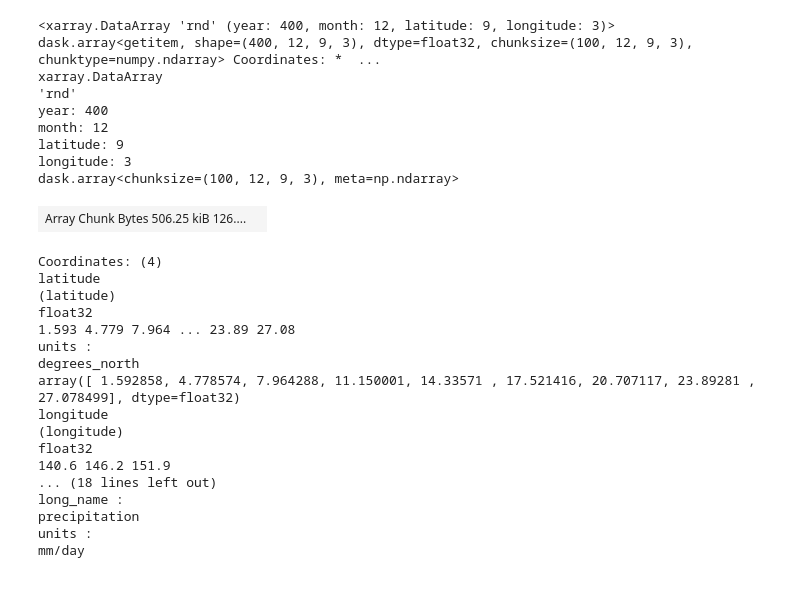
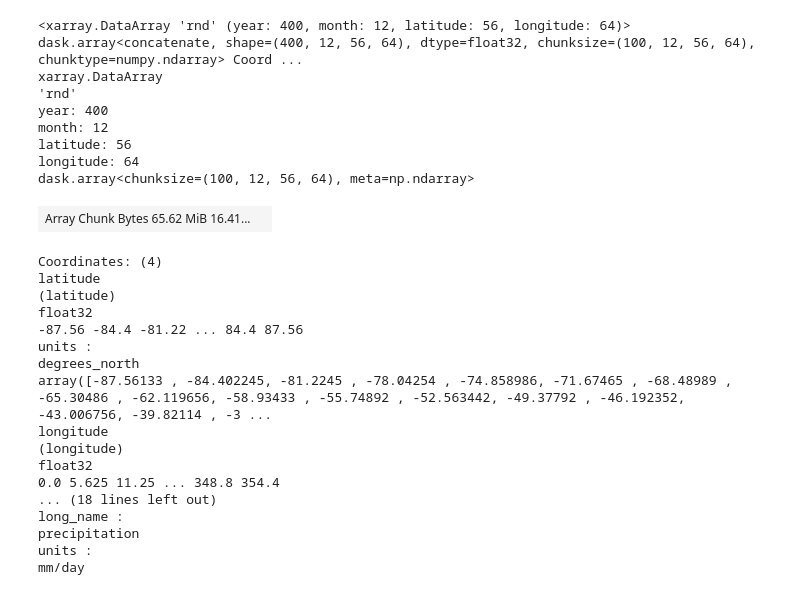
Before and after one commit to pletzer/paleoscripts, a Jupyter notebook: notebooks/SPCZ location_ap.ipynb, the cells around one changed output. Drawn from its saved outputs; the diff is of its cells as text; code cells hidden in the pictures.

```diff
--- a/notebooks/SPCZ location_ap.ipynb
+++ b/notebooks/SPCZ location_ap.ipynb
@@ -11,33 +11,32 @@ files = []
 for case in ['3601-3700', '3701-3800', '3801-3900', '3901-4000']:
     files.append('/home/alhafisu/nobackup/41ka1/' + case + '/srnd_41ka1.nc.gz')
 ds = xr.open_mfdataset(files)
-# %%
-rnd = ds.rnd.sel(latitude=slice(0, 30.), longitude=slice(140., 155.))
-rnd
-# %% [output]
-<xarray.DataArray 'rnd' (year: 400, month: 12, latitude: 9, longitude: 3)> dask.array<getitem, shape=(400, 12, 9, 3), dtype=float32, chunksize=(100, 12, 9, 3), chunktype=numpy.ndarray> Coordinates: *  ...
-xarray.DataArray
-'rnd'
-year: 400
-month: 12
-latitude: 9
-longitude: 3
-dask.array<chunksize=(100, 12, 9, 3), meta=np.ndarray>
-| Array Chunk Bytes 506.25 kiB 126.... |  |
-Coordinates: (4)
-latitude
-(latitude)
-float32
-1.593 4.779 7.964 ... 23.89 27.08
-units :
-degrees_north
-array([ 1.592858, 4.778574, 7.964288, 11.150001, 14.33571 , 17.521416, 20.707117, 23.89281 , 27.078499], dtype=float32)
-longitude
-(longitude)
-float32
-140.6 146.2 151.9
-... (18 lines left out)
-long_name :
-precipitation
-units :
-mm/day
+# %%
+ds.rnd
+# %% [output]
+<xarray.DataArray 'rnd' (year: 400, month: 12, latitude: 56, longitude: 64)> dask.array<concatenate, shape=(400, 12, 56, 64), dtype=float32, chunksize=(100, 12, 56, 64), chunktype=numpy.ndarray> Coord ...
+xarray.DataArray
+'rnd'
+year: 400
+month: 12
+latitude: 56
+longitude: 64
+dask.array<chunksize=(100, 12, 56, 64), meta=np.ndarray>
+| Array Chunk Bytes 65.62 MiB 16.41... |  |
+Coordinates: (4)
+latitude
+(latitude)
+float32
+-87.56 -84.4 -81.22 ... 84.4 87.56
+units :
+degrees_north
+array([-87.56133 , -84.402245, -81.2245 , -78.04254 , -74.858986, -71.67465 , -68.48989 , -65.30486 , -62.119656, -58.93433 , -55.74892 , -52.563442, -49.37792 , -46.192352, -43.006756, -39.82114 , -3 ...
+longitude
+(longitude)
+float32
+0.0 5.625 11.25 ... 348.8 354.4
+... (18 lines left out)
+long_name :
+precipitation
+units :
+mm/day
```
Also changed, not shown: parts of 5 cells of this notebook, 1 other file.
